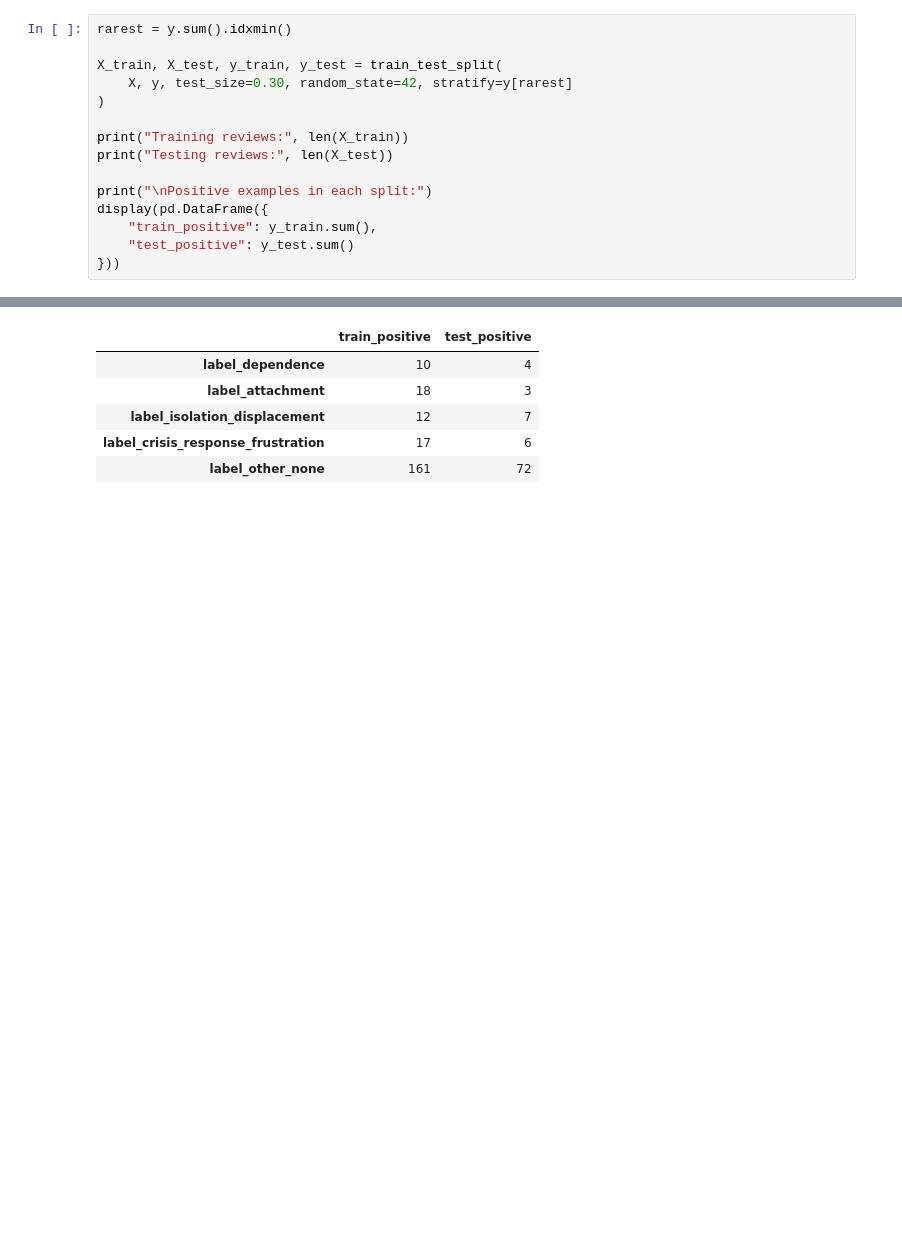
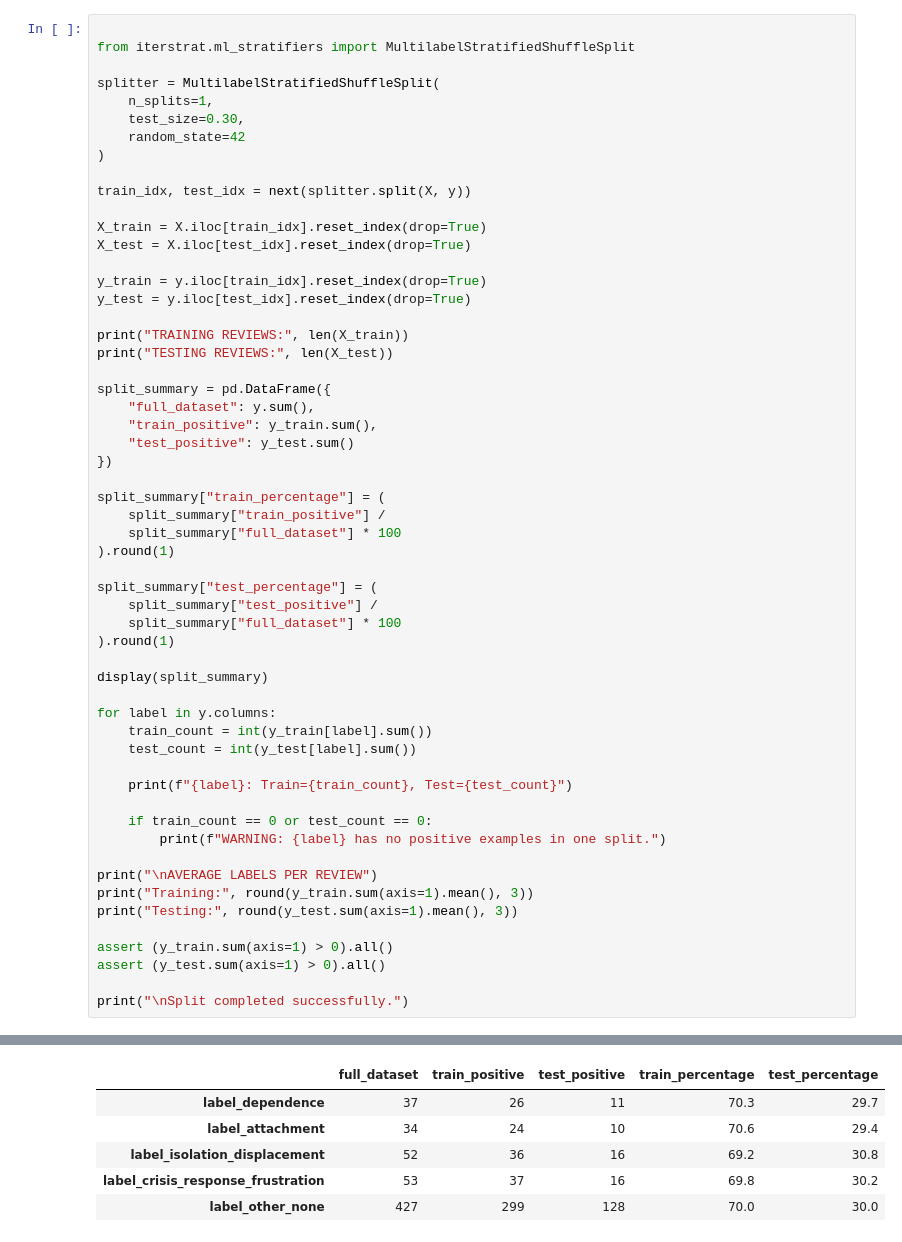
Before and after one commit to Break-Through-Tech/Cornell-1A-ai-companion-risk-radar, a Jupyter notebook: notebooks/NaiveBayesModel.ipynb, the cells around one changed output, grey strips where cells are left out. Saved outputs shown, nothing was run; the diff lists cells and outputs as text; blank space fills up the shorter version.

```diff
--- a/notebooks/NaiveBayesModel.ipynb
+++ b/notebooks/NaiveBayesModel.ipynb
@@ -62,16 +197,57 @@ Positive examples per label:
 # %%
-rarest = y.sum().idxmin()
 
-X_train, X_test, y_train, y_test = train_test_split(
-    X, y, test_size=0.30, random_state=42, stratify=y[rarest]
+from iterstrat.ml_stratifiers import MultilabelStratifiedShuffleSplit
+
+splitter = MultilabelStratifiedShuffleSplit(
+    n_splits=1,
+    test_size=0.30,
+    random_state=42
 )
 
-print("Training reviews:", len(X_train))
-print("Testing reviews:", len(X_test))
+train_idx, test_idx = next(splitter.split(X, y))
 
-print("\nPositive examples in each split:")
-display(pd.DataFrame({
+X_train = X.iloc[train_idx].reset_index(drop=True)
+X_test = X.iloc[test_idx].reset_index(drop=True)
+
+y_train = y.iloc[train_idx].reset_index(drop=True)
+y_test = y.iloc[test_idx].reset_index(drop=True)
+
+print("TRAINING REVIEWS:", len(X_train))
+print("TESTING REVIEWS:", len(X_test))
+
+split_summary = pd.DataFrame({
+    "full_dataset": y.sum(),
     "train_positive": y_train.sum(),
     "test_positive": y_test.sum()
-}))
+})
+
+split_summary["train_percentage"] = (
+    split_summary["train_positive"] /
+    split_summary["full_dataset"] * 100
+).round(1)
+
+split_summary["test_percentage"] = (
+    split_summary["test_positive"] /
+    split_summary["full_dataset"] * 100
+).round(1)
+
+display(split_summary)
+
+for label in y.columns:
+    train_count = int(y_train[label].sum())
+    test_count = int(y_test[label].sum())
+
+    print(f"{label}: Train={train_count}, Test={test_count}")
+
+    if train_count == 0 or test_count == 0:
+        print(f"WARNING: {label} has no positive examples in one split.")
+
+print("\nAVERAGE LABELS PER REVIEW")
+print("Training:", round(y_train.sum(axis=1).mean(), 3))
+print("Testing:", round(y_test.sum(axis=1).mean(), 3))
+
+assert (y_train.sum(axis=1) > 0).all()
+assert (y_test.sum(axis=1) > 0).all()
+
+print("\nSplit completed successfully.")
 # %% [output]
@@ -82,6 +256,6 @@ Positive examples in each split:
-|  | train_positive | test_positive |
-| label_dependence | 10 | 4 |
-| label_attachment | 18 | 3 |
-| label_isolation_displacement | 12 | 7 |
-| label_crisis_response_frustration | 17 | 6 |
-| label_other_none | 161 | 72 |
+|  | full_dataset | train_positive | test_positive | train_percentage | test_percentage |
+| label_dependence | 37 | 26 | 11 | 70.3 | 29.7 |
+| label_attachment | 34 | 24 | 10 | 70.6 | 29.4 |
+| label_isolation_displacement | 52 | 36 | 16 | 69.2 | 30.8 |
+| label_crisis_response_frustration | 53 | 37 | 16 | 69.8 | 30.2 |
+| label_other_none | 427 | 299 | 128 | 70.0 | 30.0 |
```
Also changed, not shown: parts of 10 cells of this notebook.
